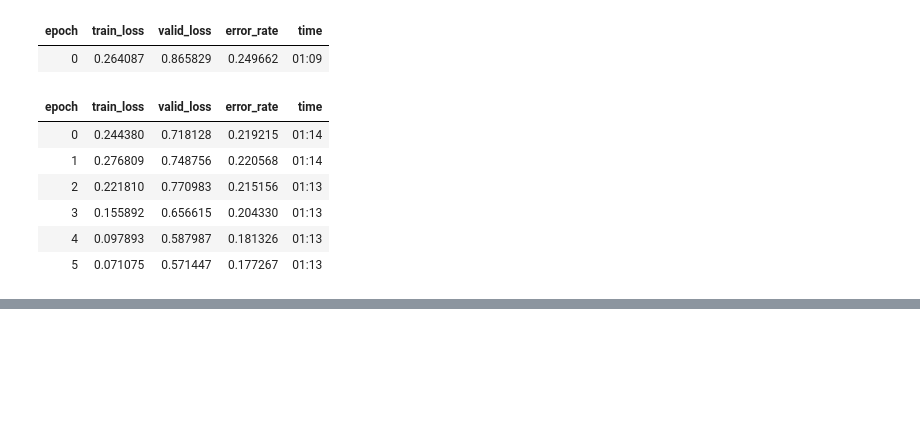
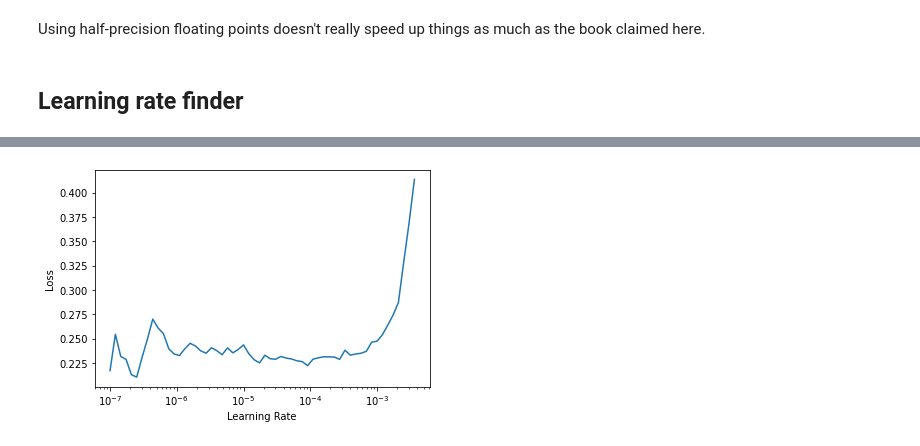
Before and after one commit to LukeWeidenwalker/fastai-notebooks, a Jupyter notebook: 05_pets.ipynb, the cells around one changed output, grey strips where cells are left out. Saved outputs shown, nothing was run; the diff lists cells and outputs as text; code cells hidden in the pictures; blank space fills up the shorter version.

```diff
--- a/05_pets.ipynb
+++ b/05_pets.ipynb
@@ -36,12 +60,8 @@ Downloading: "https://download.pytorch.org/models/resnet34-333f7ec4.pth" to /roo
-# %%
-learn.fine_tune(6)
-# %% [output]
-| epoch | train_loss | valid_loss | error_rate | time |
-| 0 | 0.264087 | 0.865829 | 0.249662 | 01:09 |
-| epoch | train_loss | valid_loss | error_rate | time |
-| 0 | 0.244380 | 0.718128 | 0.219215 | 01:14 |
-| 1 | 0.276809 | 0.748756 | 0.220568 | 01:14 |
-| 2 | 0.221810 | 0.770983 | 0.215156 | 01:13 |
-| 3 | 0.155892 | 0.656615 | 0.204330 | 01:13 |
-| 4 | 0.097893 | 0.587987 | 0.181326 | 01:13 |
-| 5 | 0.071075 | 0.571447 | 0.177267 | 01:13 |
+# %% [markdown]
+Using half-precision floating points doesn't really speed up things as much as the book claimed here.
+# %% [markdown]
+## Learning rate finder
+# %%
+learn_lr = cnn_learner(dls, resnet34, metrics=error_rate).to_fp16()
+lr_min, lr_steep = learn.lr_find()
+# %% [output]
@@ -47,0 +69 @@ learn.fine_tune(6)
+[figure, added]
```
Also changed, not shown: parts of 17 cells of this notebook.
